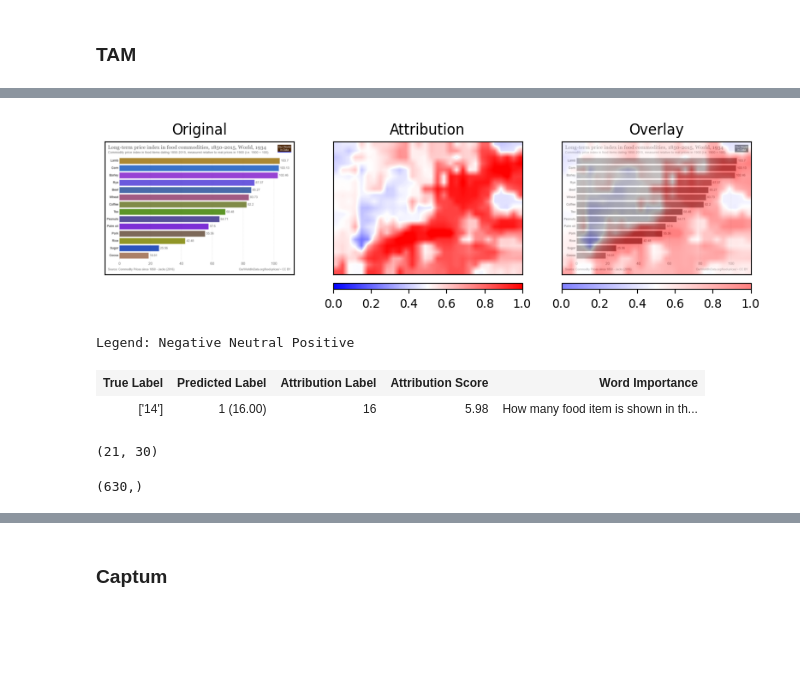
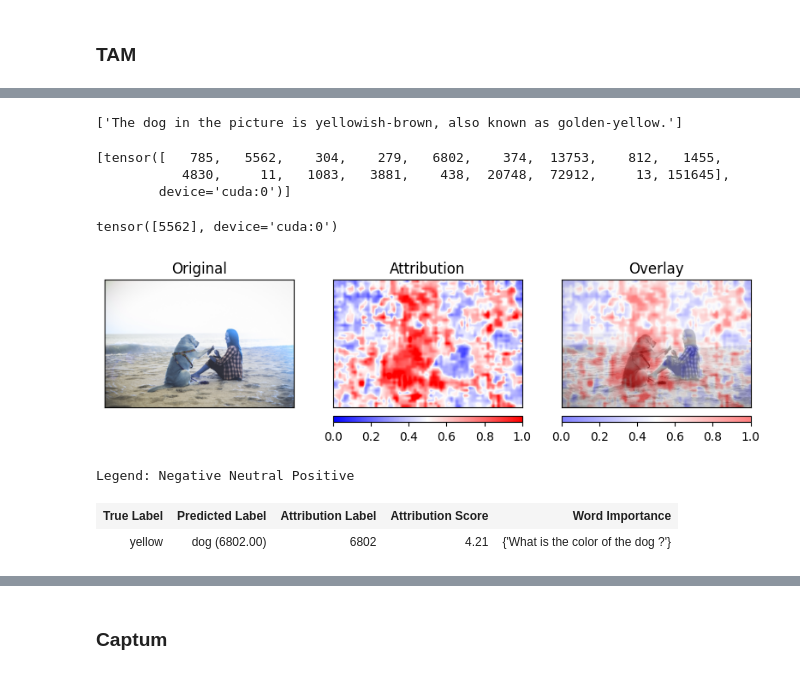
Before and after one commit to serval-uni-lu/xai-vdoc-benchmark, a Jupyter notebook: notebooks/test.ipynb, the cells around one changed output, grey strips where cells are left out. Cells and saved outputs as stored; diff of their text form; code cells hidden in the pictures; blank space fills up the shorter version.

```diff
--- a/notebooks/test.ipynb
+++ b/notebooks/test.ipynb
@@ -2180,13 +1120,19 @@ def get_attributions(tokens,
 # %%
 from captum.attr import visualization
 from matplotlib.colors import LinearSegmentedColormap
+import numpy as np
+import cv2
+
+from src.explainers.tam import get_attributions
 
 def get_attributions_plot(model_wrapper,
                           inputs,
                           true_text,
                           target_token=None,
+                          target_token_idx=0,
                           pred_token=None,
-                          plot=False):
+                          plot=False,
+                          cmap=None):
 
     outputs = model_wrapper.hf_model.generate(
         **inputs,
@@ -2198,12 +1144,13 @@ def get_attributions_plot(model_wrapper,
 
     prompt_len = inputs["input_ids"].shape[1]
     generated_ids = outputs.sequences
-    answer_ids = generated_ids[:, prompt_len]
+    answer_ids = generated_ids[:, prompt_len+target_token_idx]
     out = processor.batch_decode(
                     answer_ids,
                     skip_special_tokens=True,
                     clean_up_tokenization_spaces=False
             )[0]
+    print(answer_ids)
     pred_text = out.strip()
 
     # Compute logits from last hidden states with vocab classifier for TAM
@@ -2231,20 +1178,30 @@ def get_attributions_plot(model_wrapper,
                 special_ids,
                 vis_inputs,
                 model_wrapper.processor,
-                target_token_idx=0,
+                target_token_idx=target_token_idx,
                 img_scores_list=[],
-                eval_only=True,
-                return_components=True)
+                eval_only=True)
 
 
     img_attribution = result["img_map_norm"]
     text_attribution = result["prompt_scores_raw"]
 
     if plot:
+        if cmap is None:
+            cmap = LinearSegmentedColormap.from_list(
+                'red_blue',
+                [
+                    (0.0, '#0000ff'),  # blue   (low values)
+                    (0.5, '#ffffff'),  # white  (mid)
+                    (1.0, '#ff0000'),  # red    (high values)
+                ],
+                N=256,
+            )
+
         # Plot image attribution
         img_resized_np = result["raw_img"].astype(np.float32) / 255.0
 
-        h, w, c = img_resized_np.shape
+        h, w, _ = img_resized_np.shape
         img_map = cv2.resize(img_attribution, (w, h))
 
         visualization.visualize_image_attr_multiple(
@@ -2255,13 +1212,19 @@ def get_attributions_plot(model_wrapper,
             signs=["all", "positive", "positive"],
             show_colorbar=True,
             titles=["Original", "Attribution", "Overlay"],
-            cmap=default_cmap,
+            cmap=cmap,
         )
 
         # Plot text attribution
         text_attributions_norm = np.abs(text_attribution).max()
         text_attr = text_attribution / text_attributions_norm
         text_attr_vis = (2 * text_attr) -1
+
+        prompt_tokens = result["prompt_tokens"]
+        prompt_text = model_wrapper.processor.batch_decode(
+                                    [prompt_tokens],
+                                    skip_special_tokens=False,
+                                    clean_up_tokenization_spaces=False)[0]
 
 
         vis_data_records = [visualization.VisualizationDataRecord(
@@ -2271,7 +1234,7 @@ def get_attributions_plot(model_wrapper,
                                     true_text,
                                     target_token,
                                     text_attr_vis.sum(),
-                                    question.split(),
+                                    prompt_text.split(),
                                     0.0)]
         visualization.visualize_text(vis_data_records)
 
@@ -2319,20 +1285,29 @@ pred_token = records[0]["pred_token"]
+# %%
+output_text
+# %% [output]
+['The dog in the picture is yellowish-brown, also known as golden-yellow.']
+# %%
+generated_ids_trimmed
+# %% [output]
+[tensor([   785,   5562,    304,    279,   6802,    374,  13753,    812,   1455,
+           4830,     11,   1083,   3881,    438,  20748,  72912,     13, 151645],
+        device='cuda:0')]
+# %%
+true_text = "yellow"
 # %%
+target_token_idx = 4
+target_token = generated_ids_trimmed[0][target_token_idx].item()
+pred_token = target_token
 attributions = get_attributions_plot(model_wrapper,
                                     inputs,
                                     true_text,
+                                    target_token_idx=target_token_idx,
                                     target_token=target_token,
                                     pred_token=pred_token,
                                     plot=True)
 # %% [output]
+tensor([5562], device='cuda:0')
-[figure, old version]
+[figure, new version]
-Legend: Negative Neutral Positive
+Legend: Negative Neutral Positive
 | True Label | Predicted Label | Attribution Label | Attribution Score | Word Importance |
-| ['14'] | 1 (16.00) | 16 | 5.98 | How many food item is shown in th... |
+| yellow | dog (6802.00) | 6802 | 4.21 | {'What is the color of the dog ?'} |
-# %%
-attributions[0].shape
-# %% [output]
-(21, 30)
-# %%
-result["img_scores_raw"].shape
-# %% [output]
-(630,)
```
Also changed, not shown: parts of 88 cells of this notebook, 2 other files.
